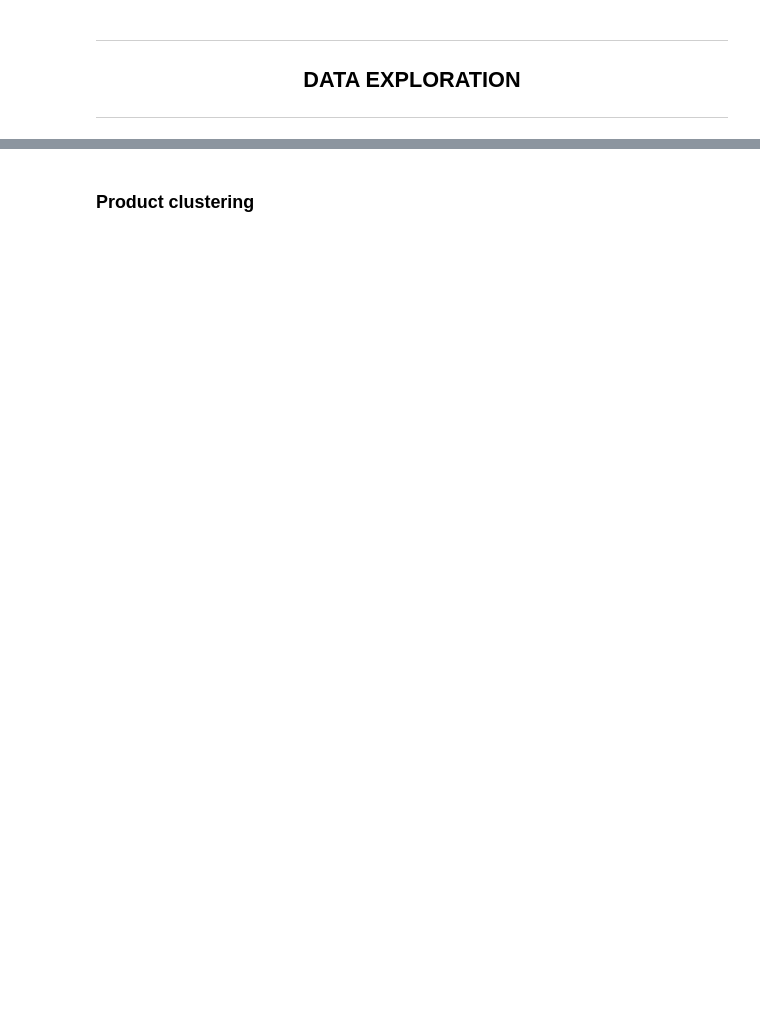
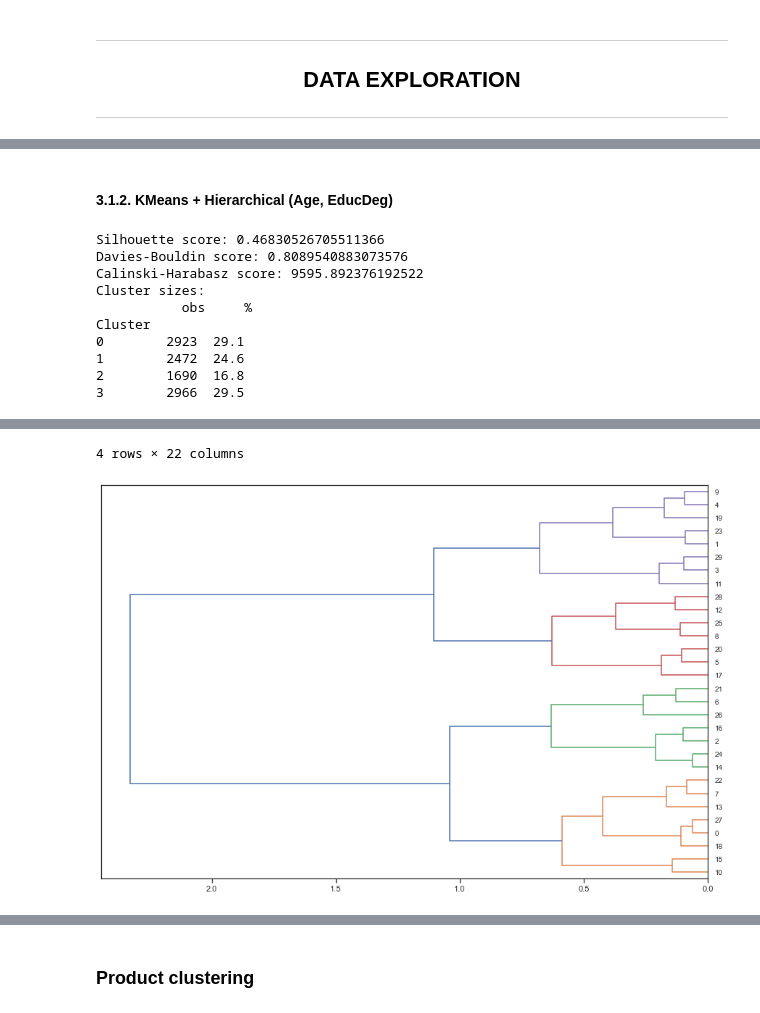
Before and after one commit to stuartgo/dataminingNova, a Jupyter notebook: DM_new.ipynb, the cells around one changed output, grey strips where cells are left out. Drawn from its saved outputs; the diff is of its cells as text; code cells hidden in the pictures; blank space fills up the shorter version.

```diff
--- a/DM_new.ipynb
+++ b/DM_new.ipynb
@@ -1325,6 +1197,3 @@ plot_multiple(df_transformed, features, "histogram", [25, 15], nr_rows = 3)
-# %%
-# list of features in the dataframe
-features = list(df_transformed.columns)
 # %%
 # At this point there are 3 important dataframes
 #  df             - original, not transformed values (no square root transformation of skewed features)
@@ -1636,0 +1530,17 @@ df.groupby("Cluster").mean().sort_values("Age")
+# %%
+# scaling dataframe
+km_sociodem = df_sociodem[["Age", "EducDeg"]]
+minmax_scaler, km_sociodem_minmax = data_scaler(km_sociodem, "minmax")
+standard_scaler, km_sociodem_standard = data_scaler(km_sociodem, "standard")
+
+# # choose number of clusters
+# plot_elbow(km_sociodem, 15, "kmeans")
+# plot_silhouette(km_sociodem, 15)
+
+# get cluster centroids and labels
+km_sociodem_centroids, km_sociodem_labels = kmeans_clustering(km_sociodem_minmax, 4)
+
+# cluster overview
+df["Label"] = km_sociodem_labels
+evaluate_clustering(km_sociodem_minmax, df.Label)
+summarise_clustering(df, df.Label, "Age")
@@ -1636,0 +1565,52 @@ df.groupby("Cluster").mean().sort_values("Age")
+# %% [markdown]
+#### 3.1.2. KMeans + Hierarchical (Age, EducDeg)
+# %%
+# scale data
+km_sociodem = df_sociodem[["Age", "EducDeg"]]
+minmax_scaler, km_sociodem_minmax = data_scaler(km_sociodem, "minmax")
+standard_scaler, km_sociodem_standard = data_scaler(km_sociodem, "standard")
+
+# get cluster centroids and labels
+km_sociodem_centroids, km_sociodem_labels = kmeans_clustering(km_sociodem_minmax, 30)
+
+# add labels obtained with KMeans to main df
+df["Label"] = km_sociodem_labels
+
+# plot dendrogram with centroid clusters
+sns.set(style = "ticks")
+plt.subplots(figsize = (15, 10))
+km_sociodem_linkage = hierarchy.linkage(km_sociodem_centroids, method = "ward")
+hierarchy.dendrogram(
+    km_sociodem_linkage,
+    orientation = "left",
+    color_threshold = 1.0
+)
+
+# hierarchical clustering of the centroids obtained
+hc_sociodem_clusters = AgglomerativeClustering(n_clusters = 4, affinity = "euclidean", linkage = "ward").fit(km_sociodem_centroids)
+hc_sociodem_labels = pd.Series(hc_sociodem_clusters.labels_, name = "hc_label")
+
+# obtain dataframe with centroids (pre-scaling) and labels
+km_sociodem_centroids = pd.DataFrame(minmax_scaler.inverse_transform(km_sociodem_centroids), columns = ["Age", "EducDeg"])
+km_sociodem_centroids = pd.concat([km_sociodem_centroids, hc_sociodem_labels], axis = 1)
+
+# iterate through labels in df and replace with label from AgglomerativeClustering
+label_col_index = df.columns.get_loc("Label")
+hclabel_col_index = km_sociodem_centroids.columns.get_loc("hc_label")
+for i in np.arange(0, len(df)):
+    df.iloc[i, label_col_index] = km_sociodem_centroids.iloc[df.iloc[i, label_col_index], hclabel_col_index]
+
+# cluster overview
+evaluate_clustering(km_sociodem_minmax, df.Label)
+summarise_clustering(df, df.Label, "Age")
+# %% [output]
+Silhouette score: 0.46830526705511366
+Davies-Bouldin score: 0.8089540883073576
+Calinski-Harabasz score: 9595.892376192522
+Cluster sizes:
+           obs     %
+Cluster
+0        2923  29.1
+1        2472  24.6
+2        1690  16.8
+3        2966  29.5
@@ -1636,0 +1623,2 @@ df.groupby("Cluster").mean().sort_values("Age")
+4 rows × 22 columns
+[figure, added]
```
Also changed, not shown: parts of 125 cells of this notebook.
